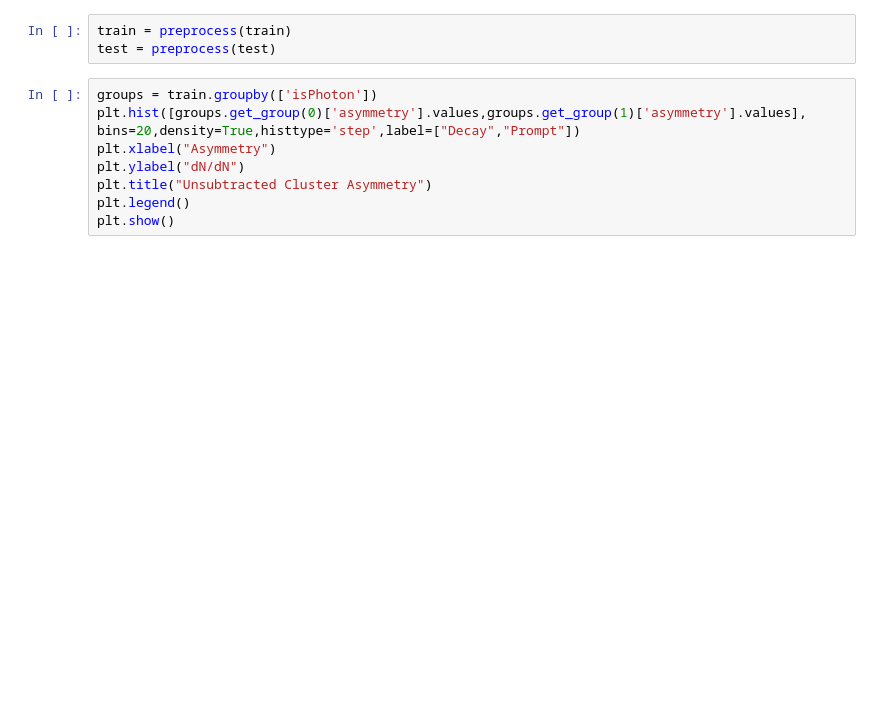
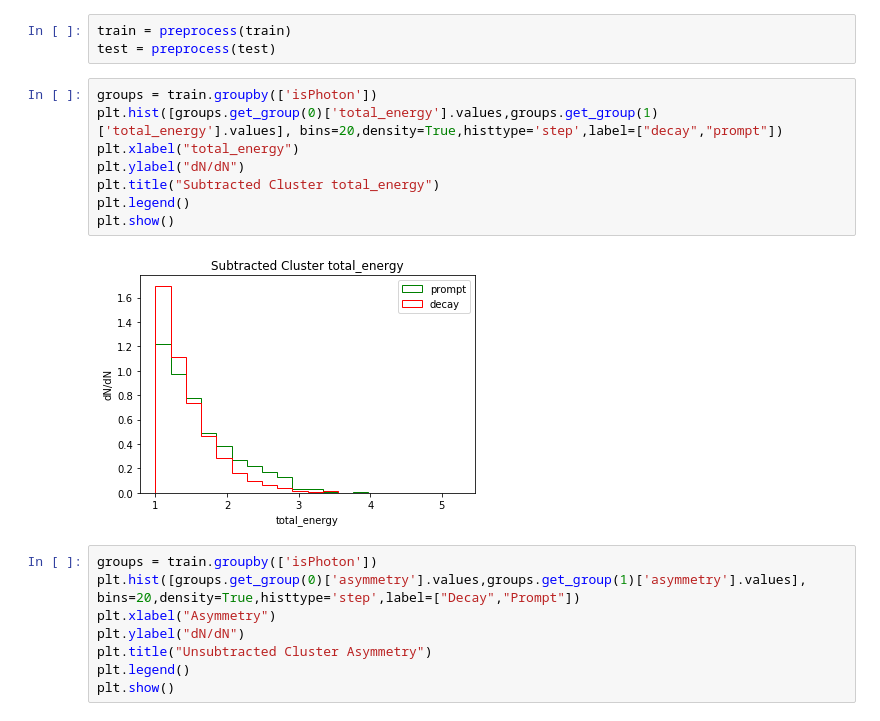
Before and after one commit to FrancescoVassalli/HIPhotonCluster, a Jupyter notebook: algoTesting/PiTest.ipynb, the cells around one changed output. Saved outputs shown, nothing was run; the diff lists cells and outputs as text; blank space fills up the shorter version.

```diff
--- a/algoTesting/PiTest.ipynb
+++ b/algoTesting/PiTest.ipynb
@@ -280,6 +280,16 @@ def preprocess(train):
 # %%
 train = preprocess(train)
 test = preprocess(test)
+# %%
+groups = train.groupby(['isPhoton'])
+plt.hist([groups.get_group(0)['total_energy'].values,groups.get_group(1)['total_energy'].values], bins=20,density=True,histtype='step',label=["decay","prompt"])
+plt.xlabel("total_energy")
+plt.ylabel("dN/dN")
+plt.title("Subtracted Cluster total_energy")
+plt.legend()
+plt.show()
+# %% [output]
+[figure, added]
 # %%
 groups = train.groupby(['isPhoton'])
 plt.hist([groups.get_group(0)['asymmetry'].values,groups.get_group(1)['asymmetry'].values], bins=20,density=True,histtype='step',label=["Decay","Prompt"])
```
Also changed, not shown: parts of 2 cells of this notebook, 2 other files.
